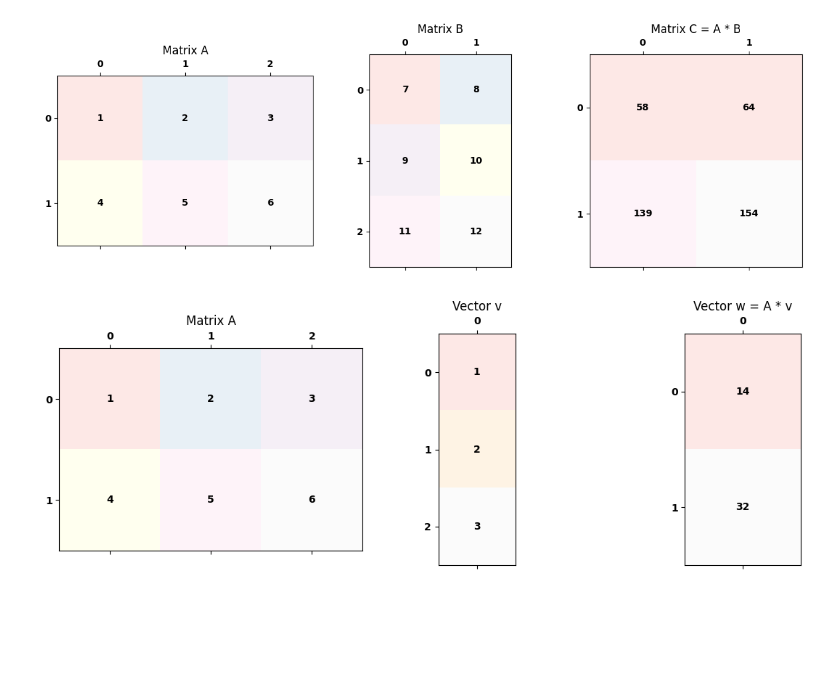
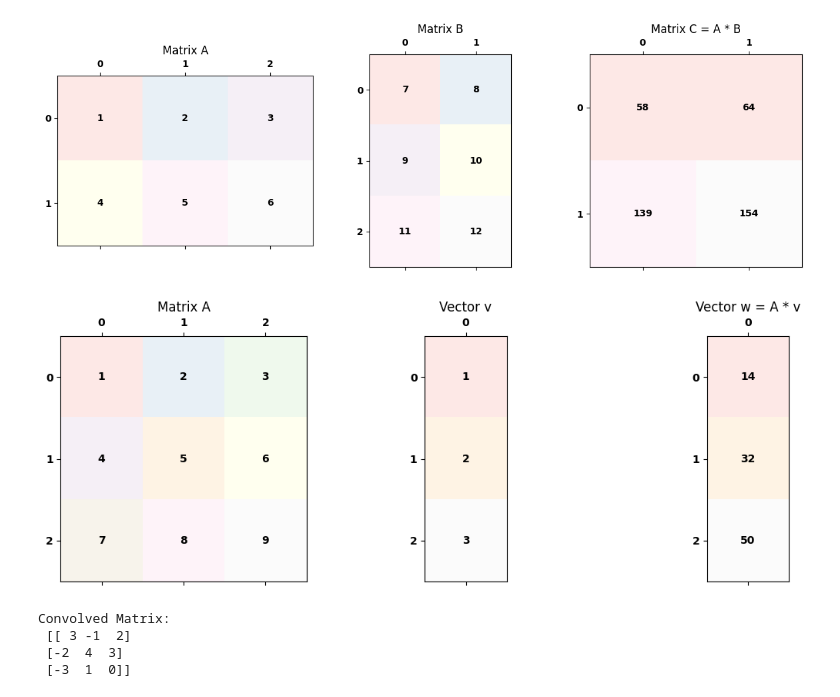
Before and after one commit to deep1003/deep1003, a Jupyter notebook: Week 04. Data and Structure.ipynb, the cells around one changed output. Drawn from its saved outputs; the diff is of its cells as text; code cells hidden in the pictures; blank space fills up the shorter version.

```diff
--- a/Week 04. Data and Structure.ipynb
+++ b/Week 04. Data and Structure.ipynb
@@ -225,26 +225,53 @@ plt.show()
 # %%
 # Define matrix A and vector v
 A = np.array([[1, 2, 3],
-              [4, 5, 6]])
+              [4, 5, 6],
+              [7, 8, 9]])
 
 v = np.array([1, 2, 3])
 
 # Perform matrix-vector multiplication
 w = np.dot(A, v)
 
 # Create a figure to plot matrix A, vector v, and resulting vector w
 fig, axes = plt.subplots(1, 3, figsize=(12, 4))
 
 # Plot matrix A
 plot_matrix(axes[0], A, "Matrix A")
 
 # Plot vector v (reshape to make it a column vector for visualization)
 plot_matrix(axes[1], v.reshape(-1, 1), "Vector v")
 
 # Plot resulting vector w (reshape to make it a column vector for visualization)
 plot_matrix(axes[2], w.reshape(-1, 1), "Vector w = A * v")
 
 plt.tight_layout()
 plt.show()
 # %% [output]
-[figure, old version]
+[figure, new version]
+# %%
+import numpy as np
+from scipy.signal import convolve2d
+
+# Input matrix (5x5)
+I = np.array([[1, 2, 3, 0, 1],
+              [0, 1, 2, 3, 4],
+              [1, 2, 0, 1, 2],
+              [4, 0, 1, 3, 0],
+              [1, 1, 2, 0, 1]])
+
+# Kernel (3x3)
+K = np.array([[1, 0, -1],
+              [1, 0, -1],
+              [1, 0, -1]])
+
+# Perform convolution with stride 1 and no padding
+convolved_matrix = convolve2d(I, K, mode='valid')
+
+# Print the resulting matrix after convolution
+print("Convolved Matrix:\n", convolved_matrix)
+# %% [output]
+Convolved Matrix:
+ [[ 3 -1  2]
+ [-2  4  3]
+ [-3  1  0]]
```
Also changed, not shown: parts of 12 cells of this notebook.
